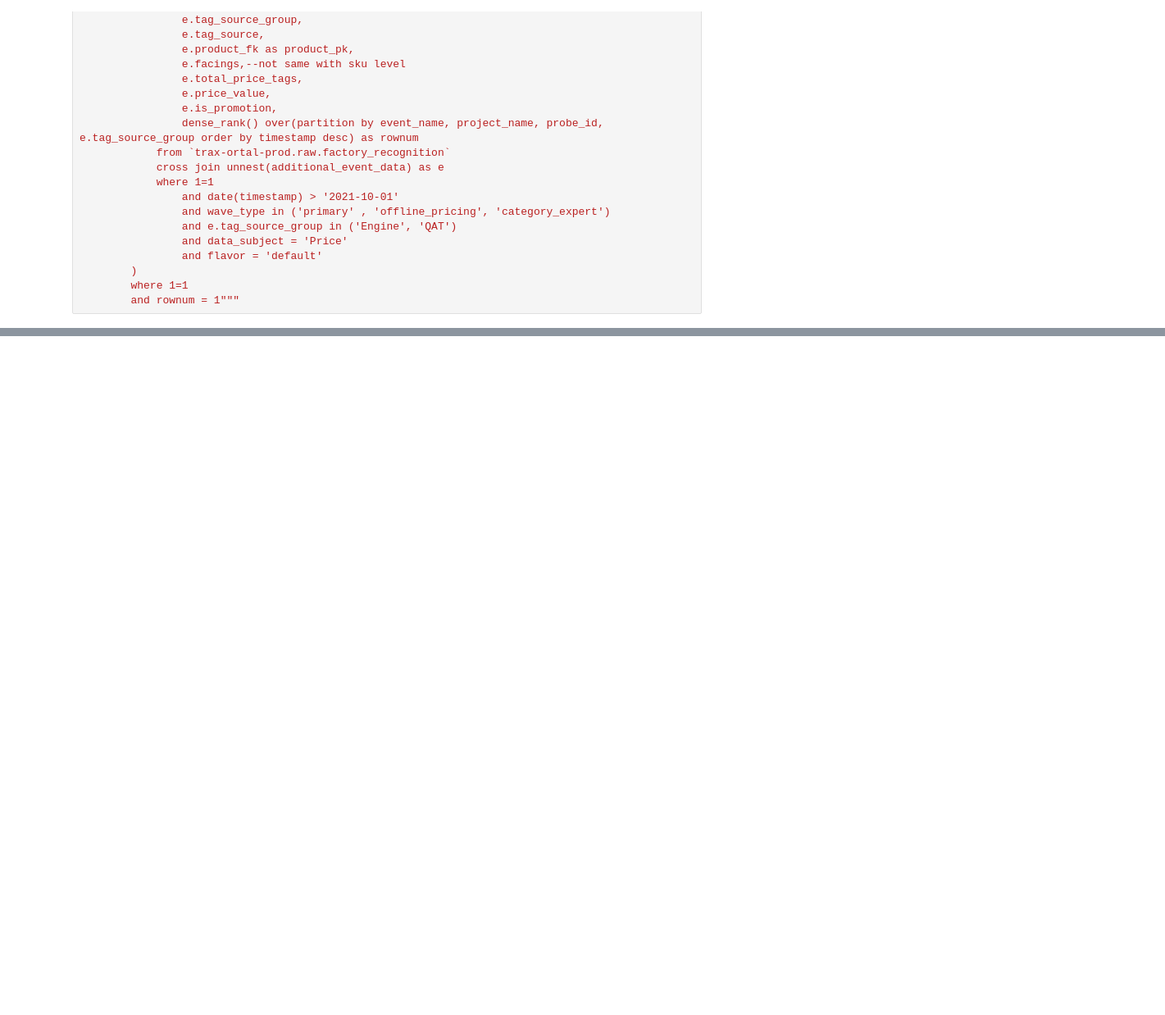
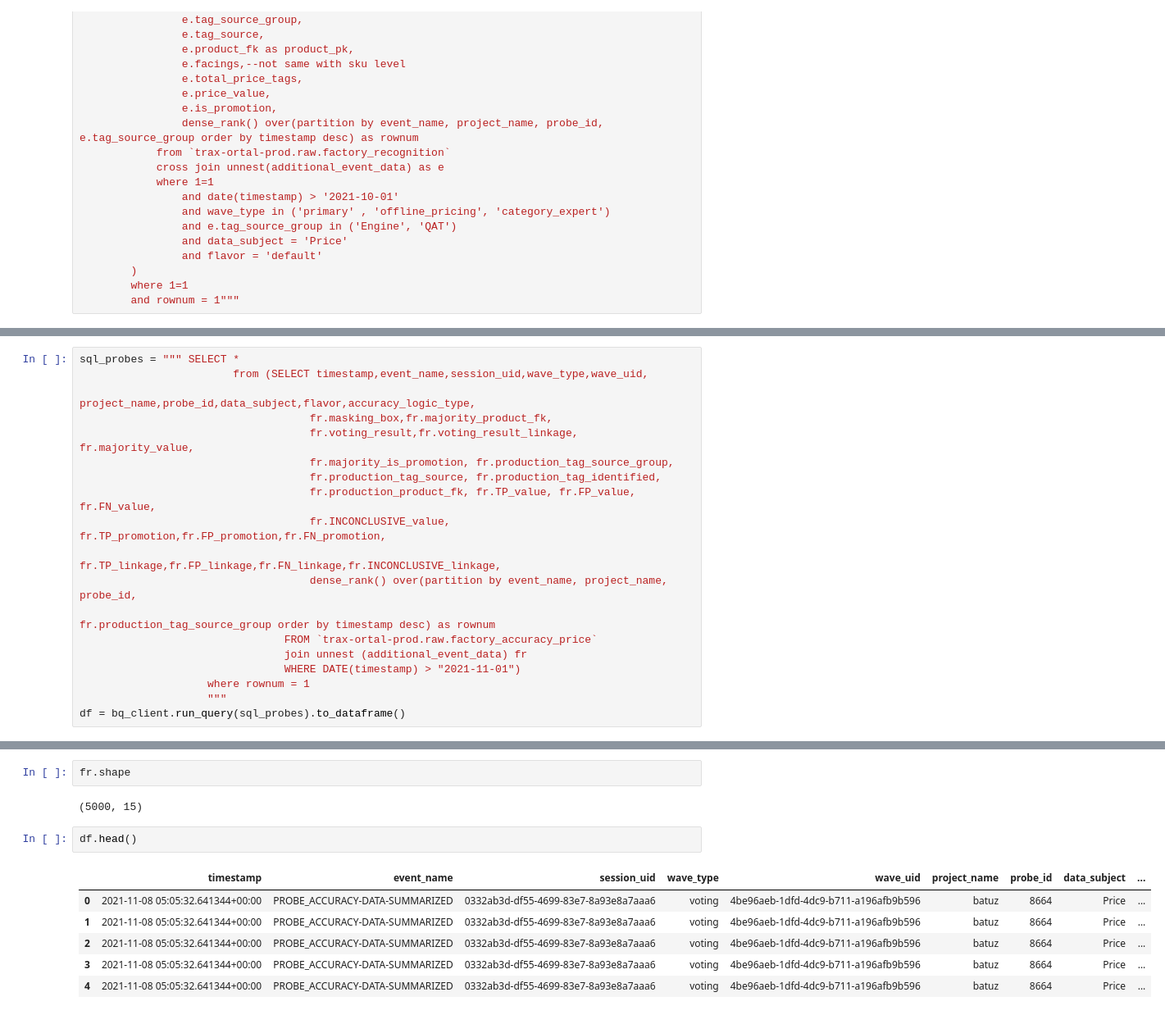
Before and after one commit to AnastasiaTorgovnikov/Pricing-accuracy, a Jupyter notebook: Accuracy pricing table exploration.ipynb, the cells around one changed output, grey strips where cells are left out. Shown at 82% size. Cells and saved outputs as stored; diff of their text form; blank space fills up the shorter version.

Commit message:
add query to end

```diff
--- a/Accuracy pricing table exploration.ipynb
+++ b/Accuracy pricing table exploration.ipynb
@@ -243,0 +209,19 @@ df_recognition[(df_recognition['probe_id']==664187) & (df_recognition['project_n
+# %%
+sql_probes = """ SELECT *
+                        from (SELECT timestamp,event_name,session_uid,wave_type,wave_uid,
+                                    project_name,probe_id,data_subject,flavor,accuracy_logic_type,
+                                    fr.masking_box,fr.majority_product_fk,
+                                    fr.voting_result,fr.voting_result_linkage, fr.majority_value,
+                                    fr.majority_is_promotion, fr.production_tag_source_group,
+                                    fr.production_tag_source, fr.production_tag_identified,
+                                    fr.production_product_fk, fr.TP_value, fr.FP_value, fr.FN_value,
+                                    fr.INCONCLUSIVE_value, fr.TP_promotion,fr.FP_promotion,fr.FN_promotion,
+                                    fr.TP_linkage,fr.FP_linkage,fr.FN_linkage,fr.INCONCLUSIVE_linkage,
+                                    dense_rank() over(partition by event_name, project_name, probe_id,
+                                                                   fr.production_tag_source_group order by timestamp desc) as rownum
+                                FROM `trax-ortal-prod.raw.factory_accuracy_price`
+                                join unnest (additional_event_data) fr
+                                WHERE DATE(timestamp) > "2021-11-01")
+                    where rownum = 1
+                    """
+df = bq_client.run_query(sql_probes).to_dataframe()
@@ -243,0 +256,13 @@ df_recognition[(df_recognition['probe_id']==664187) & (df_recognition['project_n
+# %%
+fr.shape
+# %% [output]
+(5000, 15)
+# %%
+df.head()
+# %% [output]
+|  | timestamp | event_name | session_uid | wave_type | wave_uid | project_name | probe_id | data_subject | ... |
+| 0 | 2021-11-08 05:05:32.641344+00:00 | PROBE_ACCURACY-DATA-SUMMARIZED | 0332ab3d-df55-4699-83e7-8a93e8a7aaa6 | voting | 4be96aeb-1dfd-4dc9-b711-a196afb9b596 | batuz | 8664 | Price | ... |
+| 1 | 2021-11-08 05:05:32.641344+00:00 | PROBE_ACCURACY-DATA-SUMMARIZED | 0332ab3d-df55-4699-83e7-8a93e8a7aaa6 | voting | 4be96aeb-1dfd-4dc9-b711-a196afb9b596 | batuz | 8664 | Price | ... |
+| 2 | 2021-11-08 05:05:32.641344+00:00 | PROBE_ACCURACY-DATA-SUMMARIZED | 0332ab3d-df55-4699-83e7-8a93e8a7aaa6 | voting | 4be96aeb-1dfd-4dc9-b711-a196afb9b596 | batuz | 8664 | Price | ... |
+| 3 | 2021-11-08 05:05:32.641344+00:00 | PROBE_ACCURACY-DATA-SUMMARIZED | 0332ab3d-df55-4699-83e7-8a93e8a7aaa6 | voting | 4be96aeb-1dfd-4dc9-b711-a196afb9b596 | batuz | 8664 | Price | ... |
+| 4 | 2021-11-08 05:05:32.641344+00:00 | PROBE_ACCURACY-DATA-SUMMARIZED | 0332ab3d-df55-4699-83e7-8a93e8a7aaa6 | voting | 4be96aeb-1dfd-4dc9-b711-a196afb9b596 | batuz | 8664 | Price | ... |
```
Also changed, not shown: parts of 44 cells of this notebook.
